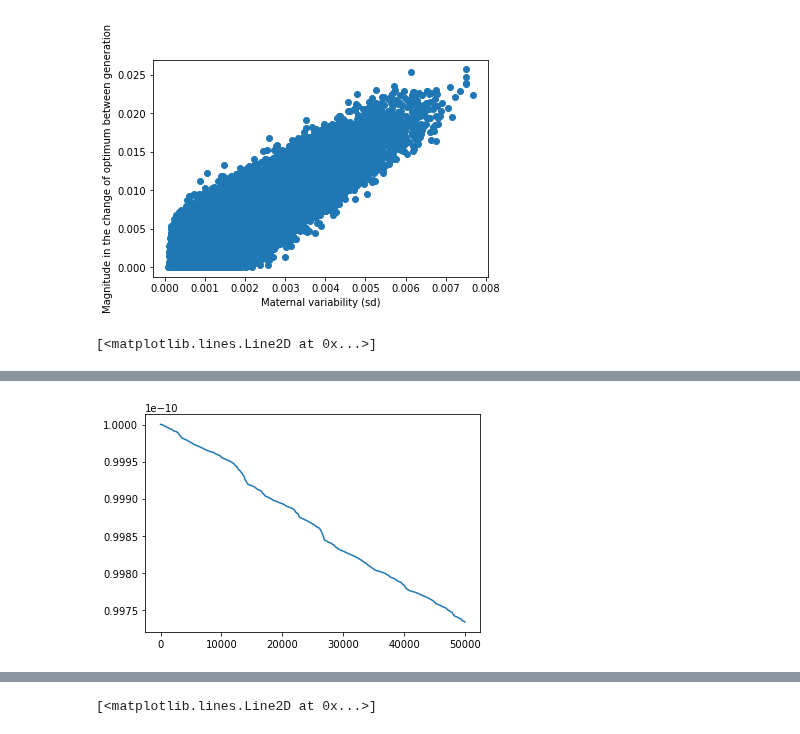
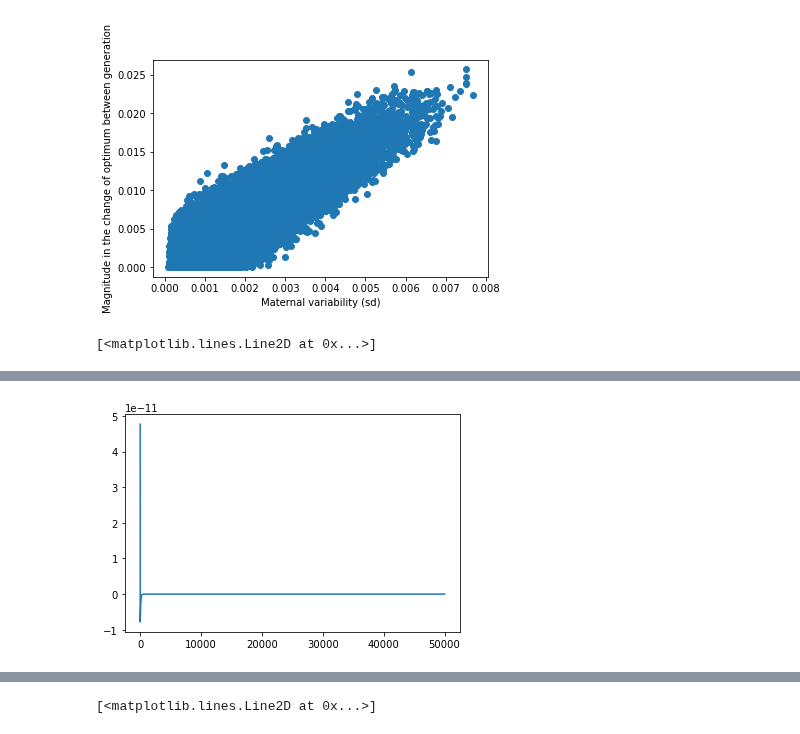
Before and after one commit to pcourau/Maternal_Bet_Hedging, a Jupyter notebook: Simulations_Maternal_Bet_Final.ipynb, the cells around one changed output, grey strips where cells are left out. Drawn from its saved outputs; the diff is of its cells as text; code cells hidden in the pictures.

```diff
--- a/Simulations_Maternal_Bet_Final.ipynb
+++ b/Simulations_Maternal_Bet_Final.ipynb
@@ -12,15 +14,15 @@ import matplotlib.pyplot as plt
 #The first term is the mean genetic value of z
 #The second term is the parameter of sensitivity to maternal environment m
 x0       = (1,1) #Initial conditions.
-tau      = 1000  #Lifespan
-nbsteps  = 20    #Number of selective episodes in an organism’s lifetime
-w2       = 10    #Inverse selection strength (constant)
+tau      = 1000 #Lifespan
+nbsteps  = 20#Number of selective episodes in an organism’s lifetime
+w2       = 10 #Inverse selection strength (constant)
 
-V0       = (0.5,0.01)  #Genetic variance (again for l, m)
+V0       = (0.5,0.01) #Genetic variance (again for l, m)
 Vr       = [0.3,0.005] #This is the variability during reproduction, in the infinitesimal model
 
 #Autocorrelation of the environment, careful it is the parameter in the equivalent Ornstein-Uhlenbeck process !
-alpha      = 1
+rho      = 1
 sig2_e   = 20 #Variance in the environment
 
 
@@ -28,9 +30,9 @@ Tmax     = 5000
 # %% [markdown]
 #### Environment
 # %%
-def GenerateEnvironment(r=alpha, s2=sig2_e, n = nbsteps*Tmax, time=tau*Tmax):
+def GenerateEnvironment(r=rho, s2=sig2_e, n = nbsteps*Tmax, time=tau*Tmax):
     """This function, for a given autocorrelation r and environmental standard deviation s, generates an AR[1] sequence of length n
-    Keep in mind that a discretized (in steps of size dt) O-U process with parameters (r,s2) is an AR[1] process with parameters (exp(-alpha dt), sqrt(s2(1-exp(-2alpha dt))))"""
+    Keep in mind that a discretized (in steps of size dt) O-U process with parameters (r,s2) is an AR[1] process with parameters (exp(-rho dt), sqrt(s2(1-exp(-2rho dt))))"""
     x= ArmaProcess([1,-np.exp(-r*time/n)]).generate_sample(n,scale=np.sqrt(s2*(1-np.exp(-2 * r *time/n))))
     return x
 
@@ -104,13 +106,13 @@ Text(0.5, 0, 'Exemple trajectory')
 ### Population trajectories: Maternal bet-hedging, no cue
 Here we define a function to simulate a possible population trajectory.
 # %%
-def GenerateTrajectoryMNC(x0=x0,V0=V0,Vr=Vr,w2=w2,alpha=alpha,sig2_e=sig2_e,nbsteps=nbsteps,tau=tau,Tmax=Tmax,th=[]):
+def GenerateTrajectoryMNC(x0=x0,V0=V0,Vr=Vr,w2=w2,rho=rho,sig2_e=sig2_e,nbsteps=nbsteps,tau=tau,Tmax=Tmax,th=[]):
     """This function generates the trajectory of a population for Maternal bet-hedging, No Cue:
     x0 initial means
     V0 initial variance
     Vr reproduction variance
     w2 selection strength
-    alpha environmental autocorrelation
+    rho environmental autocorrelation
     sig2_e environmental variance
     nbsteps number of selective events in an organism’s life
     tau the longevity (or time between birth and reproduction)
@@ -118,7 +120,7 @@ def GenerateTrajectoryMNC(x0=x0,V0=V0,Vr=Vr,w2=w2,alpha=alpha,sig2_e=sig2_e,nbst
     x          = x0
     z          = x0[0]
     if len(th)==0:
-        th         = GenerateEnvironment(r=alpha, s2=sig2_e, n = nbsteps*(Tmax+1), time=tau*(Tmax+1))
+        th         = GenerateEnvironment(r=rho, s2=sig2_e, n = nbsteps*(Tmax+1), time=tau*Tmax)
     thvarprev  = np.var(th[0:nbsteps])
     Vgenetic   = V0
     listx      = [[0]*6]*(Tmax-1) #6 for: l,m,varl,varm,th,thvar
@@ -127,17 +129,13 @@ def GenerateTrajectoryMNC(x0=x0,V0=V0,Vr=Vr,w2=w2,alpha=alpha,sig2_e=sig2_e,nbst
         thmean    = np.mean(th[(t+1)*nbsteps:(t+2)*nbsteps])
         thvar     = np.var(th[(t+1)*nbsteps:(t+2)*nbsteps])
         #Calculation intermediates
-        omega_a   =  w2+x[1]**2+2*(Vgenetic[1]-Vr[1]) #keep in mind G*(t-1) = 2(G(t)-Vr)
-        omega_m   = (w2+x[1]**2+2*(Vgenetic[1]-Vr[1]))/(1 - ((x[0]-thmean)**2+Vgenetic[0])/
-                                                        (w2+x[1]**2+2*(Vgenetic[1]-Vr[1])))
+        omega_l   = w2+x[1]**2+Vgenetic[1]
+        omega_m   = (w2+x[1]**2+Vgenetic[1])/(1 - ((x[0]-thmean)**2+Vgenetic[0])/(w2+x[1]**2+Vgenetic[1]))
         eta_t     = (Vgenetic[1]-Vr[1])/(omega_m+2*(Vgenetic[1]-Vr[1])) #See the text, keep in mind G*(t-1)=2(Gt-Vr)
         #Iteration
-        deltam    = np.min([np.max([-eta_t*x[1],
-                                  -10*(Vr[1]+V0[1])]), #Prevents explosions
-                                   10*(Vr[1]+V0[1])])
-        x         = (x[0]+Vgenetic[0]/(Vgenetic[0]+omega_a)*(thmean-x[0]),
-                    x[1]+deltam)
-        Vgenetic  = (1/(1/omega_a  +        1/Vgenetic[0])/2+Vr[0],
+        x         = (x[0]+Vgenetic[0]/(Vgenetic[0]+omega_l)*(thmean-x[0]),
+                    x[1]-eta_t*x[1])
+        Vgenetic  = (1/(1/omega_l  +        1/Vgenetic[0])/2+Vr[0],
                     (eta_t*Vr[1]   +(1-eta_t)*Vgenetic[1])/2+Vr[1])
         thvarprev = thvar
         listx[t]  = list(x)+list(Vgenetic)+[thmean,thvar]
@@ -180,22 +178,22 @@ plt.xlabel("Maternal variability (sd)")
 Text(0.5, 0, 'Maternal variability (sd)')
 [figure]
 # %%
-lista,listm,listva,listvm,listthmean,listthvar = GenerateTrajectoryMC(x0=(1,1e-10),
+listl,listm,listvl,listvm,listthmean,listthvar = GenerateTrajectoryMNC(x0=(1,1e-10),
                                                                     V0=(0.5,0.05),
                                                                     Vr=[0.3,0.025],
                                                                     w2=1,
-                                                                    alpha=1e-5,
+                                                                    rho=1,
                                                                     sig2_e=20,
                                                                     nbsteps=20,
-                                                                    tau=1000,
+                                                                    tau=10000,
                                                                     Tmax=50000,
                                                                     th=20*red_noise(50000*(20+1),1.5))
 
-plt.plot(lista)
+plt.plot(listl)
 plt.figure()
 plt.plot(listm)
 plt.figure()
-plt.plot(listva)
+plt.plot(listvl)
 plt.figure()
 plt.plot(listvm)
 plt.figure()
@@ -208 +206 @@ plt.plot(listthvar)
-[figure, old version]
+[figure, new version]
```
Also changed, not shown: parts of 71 cells of this notebook.
